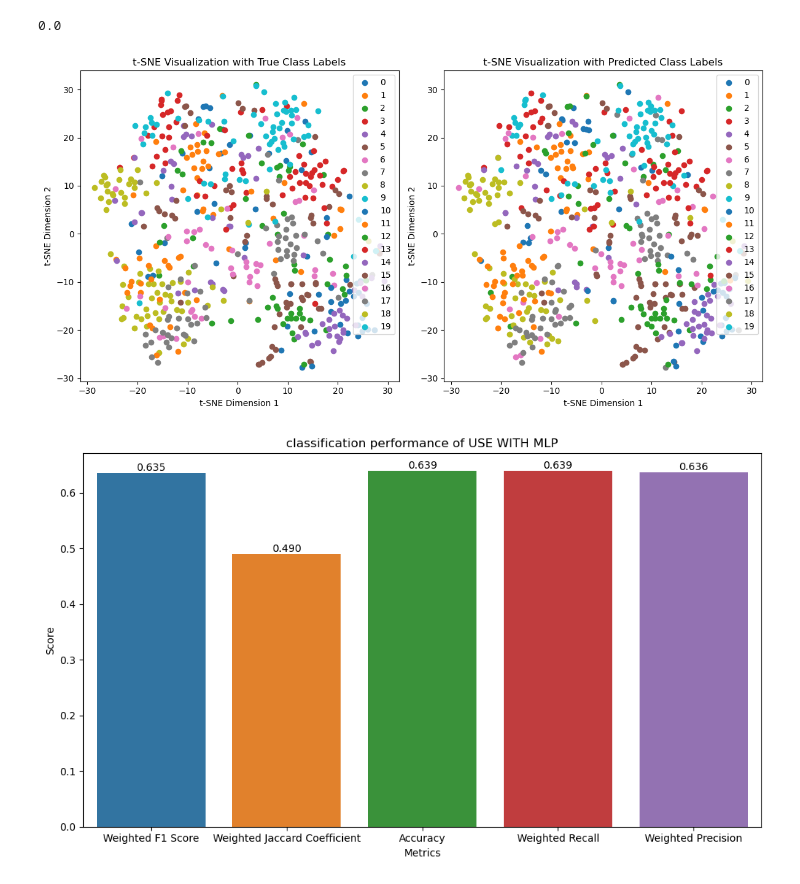
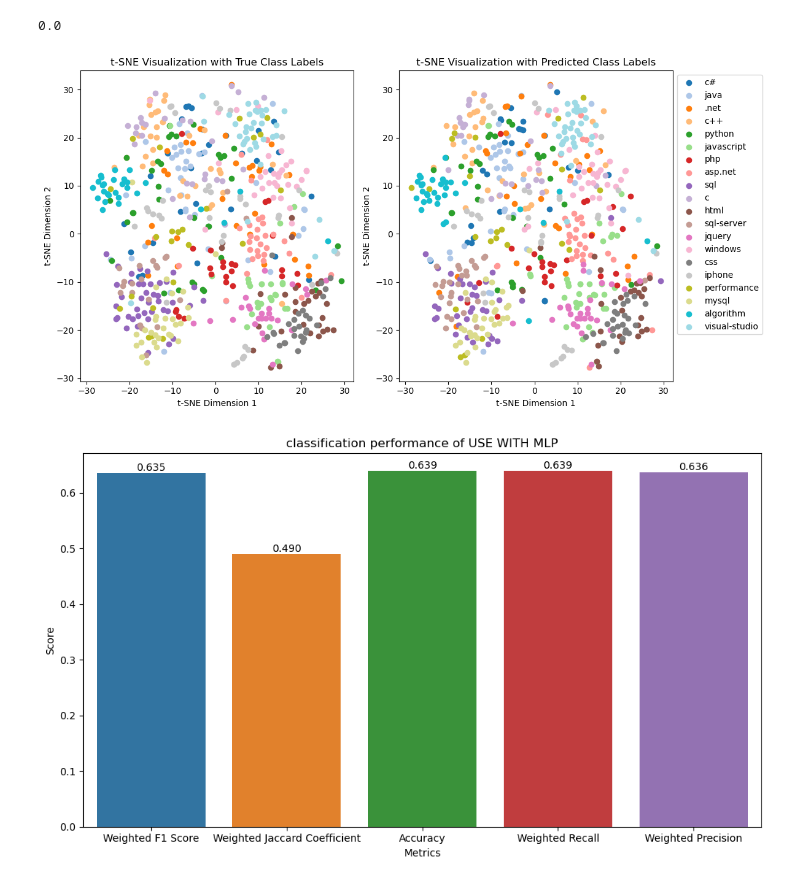
Before and after one commit to theNorthman811/Stack_Overflow_tags_suggestion, a Jupyter notebook: BELGHAZI_SEDDIK_3_code_082023.ipynb, the cells around one changed output. Saved outputs shown, nothing was run; the diff lists cells and outputs as text; code cells hidden in the pictures.

```diff
--- a/BELGHAZI_SEDDIK_3_code_082023.ipynb
+++ b/BELGHAZI_SEDDIK_3_code_082023.ipynb
@@ -712,20 +702,10 @@ y_pred_labels = mlp_classifier.predict(feat_testUSE)
 calculate_empty_predicted_percentage(y_pred_labels, y_test_labels)
 # %% [output]
 0.0
-# %%
-import pickle
-
-# Load X_test_tsne_ng.pkl
-with open('X_test_tsne_USE.pkl', 'rb') as file:
-    X_test_tsne = pickle.load(file)
-
-# Load X_train_tsne_ng.pkl
-with open('X_train_tsne_USE.pkl', 'rb') as file:
-    X_train_tsne = pickle.load(file)
-# %%
-plot_tSNE_double(X_test_tsne, y_test_labels, y_pred_labels)
-# %% [output]
-[figure, removed]
+# %%
+plot_tSNE_double(X_test_tsne, y_test_labels, y_pred_labels, true_tags_list=tags_list, pred_tags_list=tags_list)
+# %% [output]
+[figure, added]
 # %%
 model_name = "USE WITH MLP"
 
```
Also changed, not shown: parts of 11 cells of this notebook, 2 other files.
